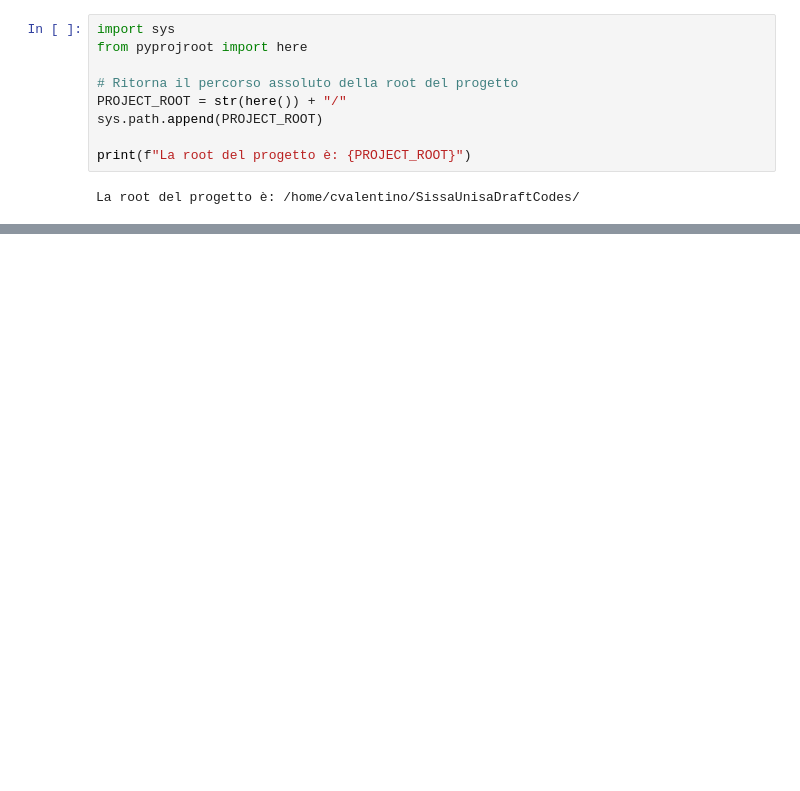
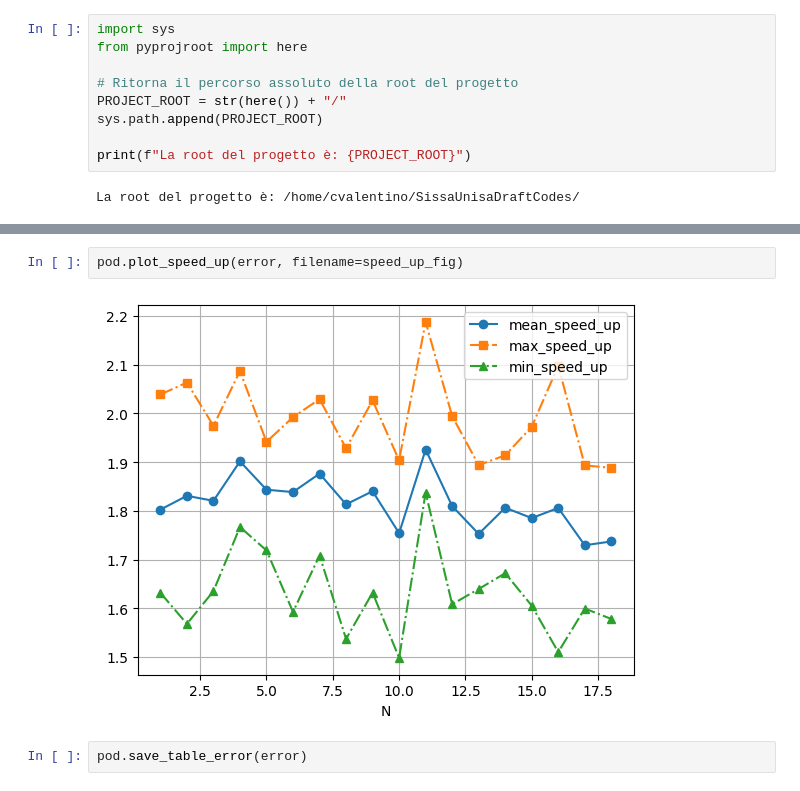
Before and after one commit to valc89/PhysicsInformedCulturalHeritage, a Jupyter notebook: inverse/tp1/01_OfflineStage.ipynb, the cells around one changed output, grey strips where cells are left out. Drawn from its saved outputs; the diff is of its cells as text; blank space fills up the shorter version.

```diff
--- a/inverse/tp1/01_OfflineStage.ipynb
+++ b/inverse/tp1/01_OfflineStage.ipynb
@@ -26,0 +146,6 @@ from fem_problems.invTP1.rbnics_pod_temp import PoissonPOD
+# %%
+pod.plot_speed_up(error, filename=speed_up_fig)
+# %% [output]
+[figure, added]
+# %%
+pod.save_table_error(error)
```
Also changed, not shown: parts of 18 cells of this notebook, 29 other files.
